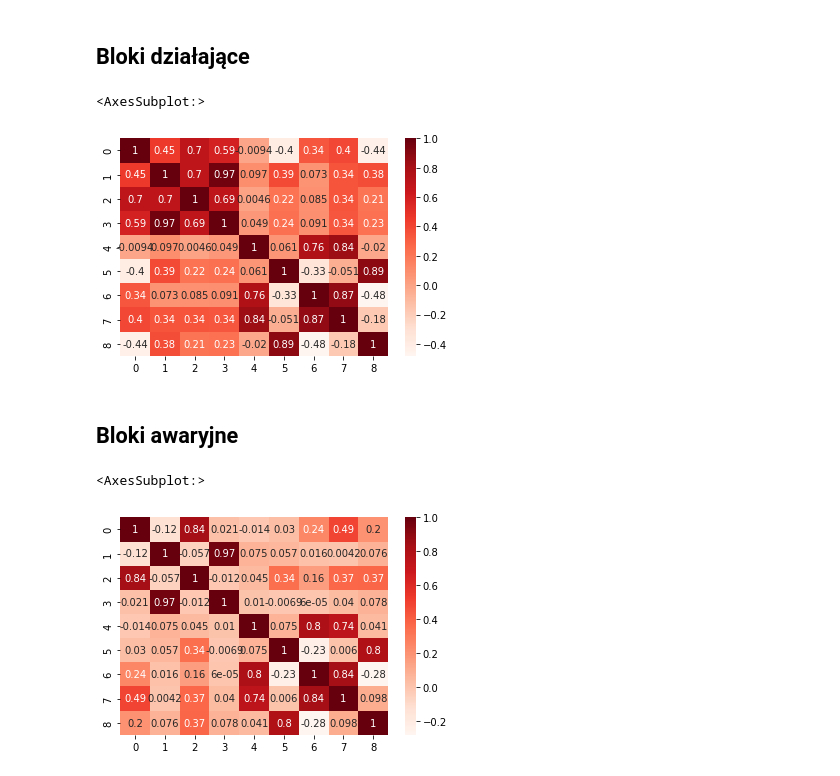
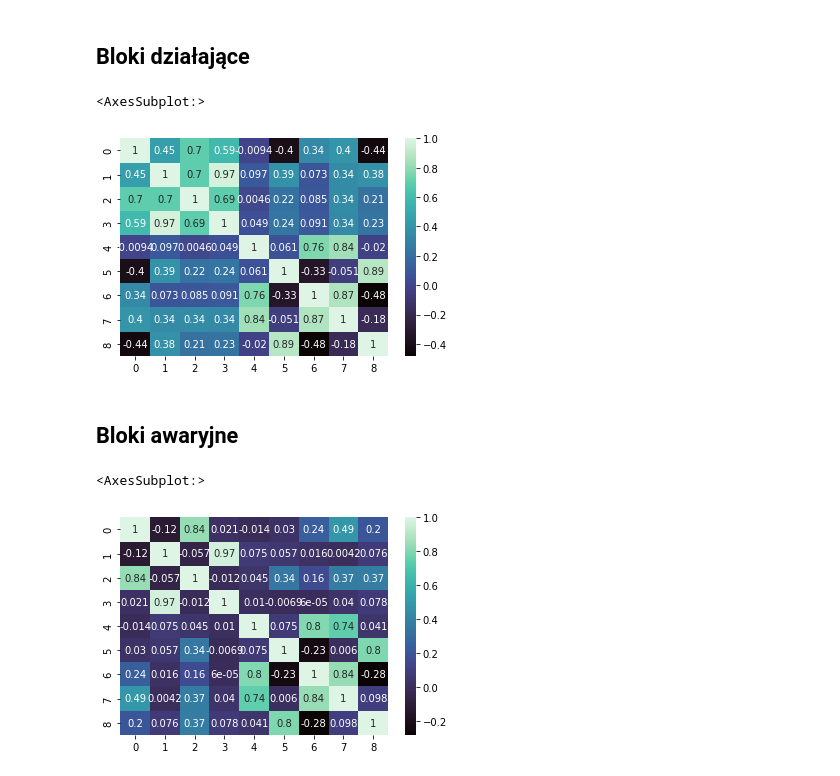
Before and after one commit to nerooc/device-downtime-detection, a Jupyter notebook: data_analysis/correlations.ipynb, the cells around one changed output. Drawn from its saved outputs; the diff is of its cells as text; code cells hidden in the pictures.

Commit message:
Update heatmap cmap

```diff
--- a/data_analysis/correlations.ipynb
+++ b/data_analysis/correlations.ipynb
@@ -19,15 +19,15 @@ working_blocks_df, faulty_blocks_df = split_working_faulty_blocks(True)
 ## Bloki działające
 # %%
 corr = working_blocks_df.corr()
-sns.heatmap(corr, cmap="Reds", annot=True)
+sns.heatmap(corr, cmap="mako", annot=True)
 # %% [output]
 <AxesSubplot:>
-[figure, old version]
+[figure, new version]
 # %% [markdown]
 ## Bloki awaryjne
 # %%
 corr = faulty_blocks_df.corr()
-sns.heatmap(corr, cmap="Reds", annot=True)
+sns.heatmap(corr, cmap="mako", annot=True)
 # %% [output]
 <AxesSubplot:>
-[figure, old version]
+[figure, new version]
```
